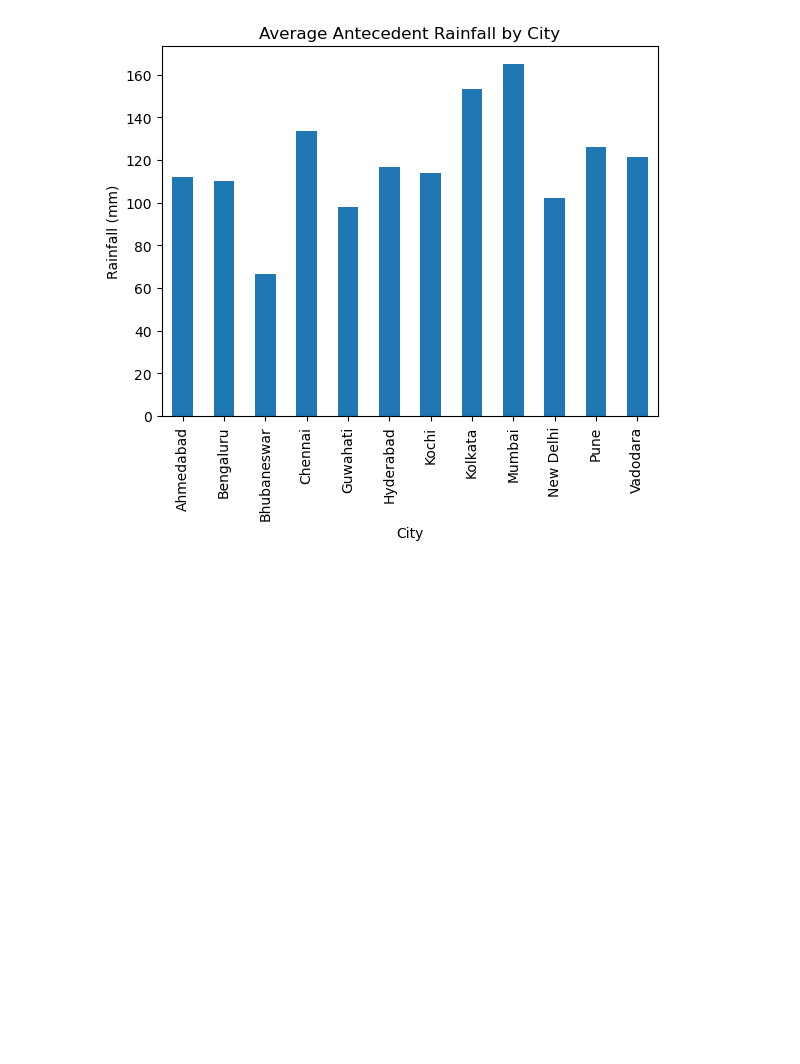
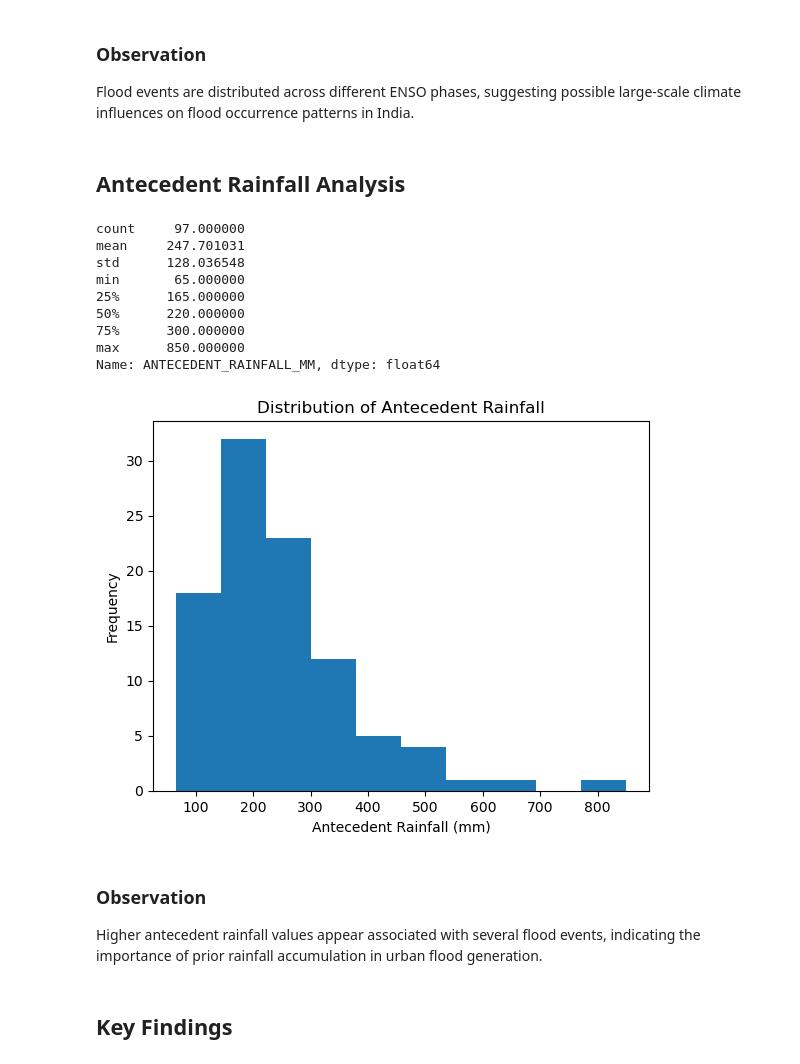
Before and after one commit to shrutiramoliya/monsoon-flood-analysis-india, a Jupyter notebook: notebooks/eda.ipynb, the cells around one changed output. Drawn from its saved outputs; the diff is of its cells as text; code cells hidden in the pictures; blank space fills up the shorter version.

```diff
--- a/notebooks/eda.ipynb
+++ b/notebooks/eda.ipynb
@@ -4,5 +24,5 @@ import matplotlib.pyplot as plt
 # %%
-df = pd.read_excel("../data/Flood_Research_Final_Dataset.xlsx")
+df = pd.read_excel("../data/India_Flood_Dataset_Final_Polished.xlsx")
 # %%
 df.head()
 # %% [output]
@@ -64,10 +272,34 @@ plt.show()
+# %% [markdown]
+### Observation
+
+Flood events are distributed across different ENSO phases, suggesting possible large-scale climate influences on flood occurrence patterns in India.
+# %% [markdown]
+## Antecedent Rainfall Analysis
+# %%
+df["ANTECEDENT_RAINFALL_MM"].describe()
+# %% [output]
+count     97.000000
+mean     247.701031
+std      128.036548
+min       65.000000
+25%      165.000000
+50%      220.000000
+75%      300.000000
+max      850.000000
+Name: ANTECEDENT_RAINFALL_MM, dtype: float64
 # %%
-df.groupby("CITY")["ANTECEDENT RAINFALL (mm)"].mean().plot(kind="bar")
+df["ANTECEDENT_RAINFALL_MM"].plot(kind="hist", bins=10)
 
-plt.title("Average Antecedent Rainfall by City")
-plt.xlabel("City")
-plt.ylabel("Rainfall (mm)")
+plt.title("Distribution of Antecedent Rainfall")
+plt.xlabel("Antecedent Rainfall (mm)")
+plt.ylabel("Frequency")
 
 plt.show()
 # %% [output]
-[figure, old version]
+[figure, new version]
+# %% [markdown]
+### Observation
+
+Higher antecedent rainfall values appear associated with several flood events, indicating the importance of prior rainfall accumulation in urban flood generation.
+# %% [markdown]
+## Key Findings
```
Also changed, not shown: parts of 31 cells of this notebook.
